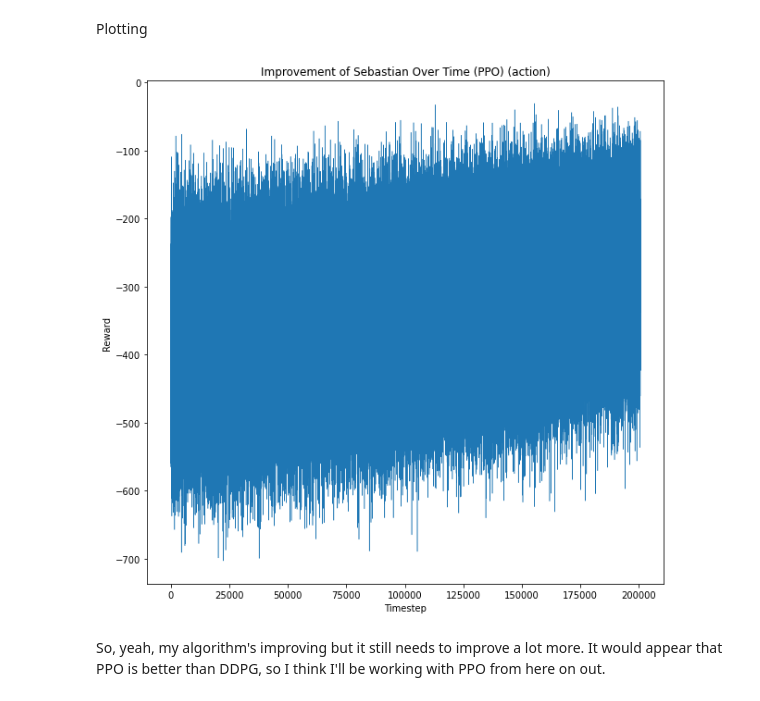
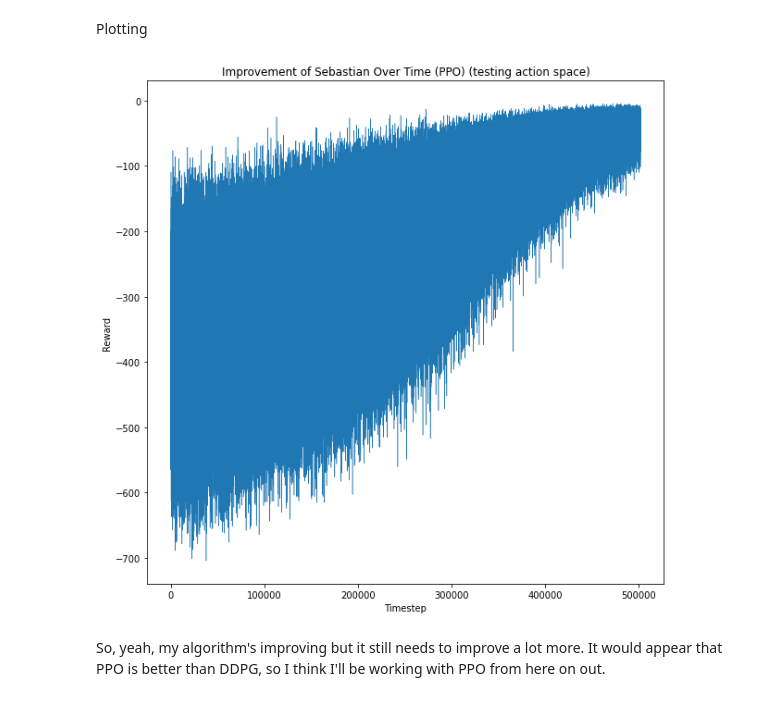
Before and after one commit to ahhuang007/Sebastian, a Jupyter notebook: colab.ipynb, the cells around one changed output. Cells and saved outputs as stored; diff of their text form; code cells hidden in the pictures.

Commit message:
tested new action space for 500k steps

```diff
--- a/colab.ipynb
+++ b/colab.ipynb
@@ -298,17 +295,17 @@ Plotting
 # %%
 import matplotlib.pyplot as plt
 import numpy as np
 
 %matplotlib inline
 plt.rcParams["figure.figsize"]=(10,10)
 xs = range(1, len(data) + 1)
 plt.plot(xs, data, linewidth = 0.5)
 plt.xlabel("Timestep")
 plt.ylabel("Reward")
-plt.title("Improvement of Sebastian Over Time (PPO) (action)")
+plt.title("Improvement of Sebastian Over Time (PPO) (testing action space)")
 plt.show()
 # %% [output]
-[figure, old version]
+[figure, new version]
 # %% [markdown]
 So, yeah, my algorithm's improving but it still needs to improve a lot more. It would appear that PPO is better than DDPG, so I think I'll be working with PPO from here on out.
 # %% [markdown]
```
Also changed, not shown: parts of 11 cells of this notebook, 2 other files.
